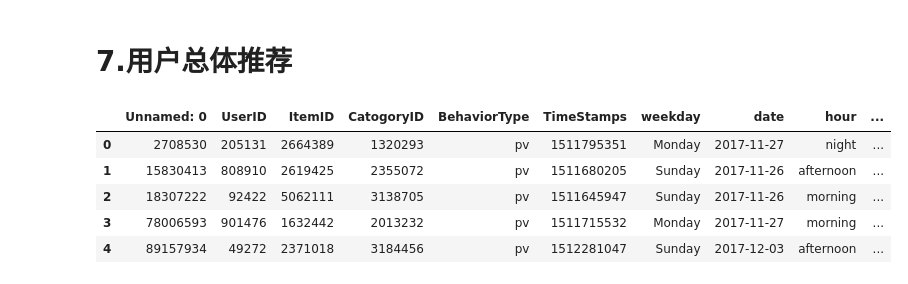
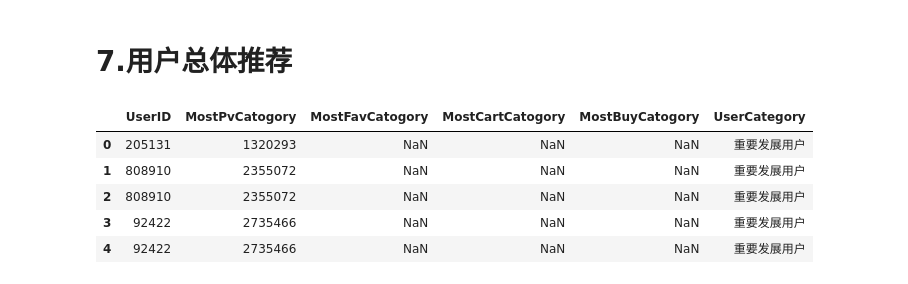
Before and after one commit to Yhcrown/CS306-Data-minning-project, a Jupyter notebook: src/project.ipynb, the cells around one changed output. Cells and saved outputs as stored; diff of their text form; code cells hidden in the pictures.

```diff
--- a/src/project.ipynb
+++ b/src/project.ipynb
@@ -211,29 +190,52 @@ def F(n):
 # %% [markdown]
 # 7.用户总体推荐
 # %%
+def R(t):
+    if t in [0,1,2]:
+        return 4
+    elif t in [3,4]:
+        return 3
+    elif t in [5,6]:
+        return 2
+    else:
+        return 1
+
+def F(n):
+    if n == 1:
+        return 1
+    elif n == 2:
+        return 2
+    elif n == 3:
+        return 3
+    else:
+        return 4
+
 df_buy = df_Second[df_Second['BehaviorType']=='buy']
 Near_buy_tstamp = df_buy.groupby(by='UserID')['TimeStamps'].max() #得出用户最近购买时间
 df_buy = pd.DataFrame(data=Near_buy_tstamp)
 diff_time = (endTime - Near_buy_tstamp).astype('int') #用户最近购买时间距离结束时间长短
 diff_day = (diff_time/(24*60*60)).astype('int')
 df_Second['diffDay'] = diff_day
 df_Second['R'] = df_Second['diffDay'].apply(R)
 df_Second.drop(labels=['diffDay'],axis=1,inplace=True)
 
 
 df_Second['Frequency'] = df_Second['UserID'].value_counts().astype('int')
 df_Second['F'] = df_Second['Frequency'].apply(F)
 df_Second.drop(labels=['Frequency'],axis=1,inplace=True)
 
 
 df_Second['UserCategory'] = np.select([(df_Second['R']>2.75)&(df_Second['F']>1.02),(df_Second['R']>2.75)&(df_Second['F']<=1.02),
           (df_Second['R']<=2.75)&(df_Second['F']>1.02),(df_Second['R']<2.75)&(df_Second['F']<=1.02)],
          ['重要价值用户','重要保持用户','重要发展用户','一般价值用户'])
-df_Second.head()
+
+df_user_level = df_Second[['UserID', 'UserCategory']]
+df_user = pd.merge(df_user,df_user_level,how='left',on='UserID')
+df_user.head()
 # %% [output]
-|  | Unnamed: 0 | UserID | ItemID | CatogoryID | BehaviorType | TimeStamps | weekday | date | hour | ... |
-| 0 | 2708530 | 205131 | 2664389 | 1320293 | pv | 1511795351 | Monday | 2017-11-27 | night | ... |
-| 1 | 15830413 | 808910 | 2619425 | 2355072 | pv | 1511680205 | Sunday | 2017-11-26 | afternoon | ... |
-| 2 | 18307222 | 92422 | 5062111 | 3138705 | pv | 1511645947 | Sunday | 2017-11-26 | morning | ... |
-| 3 | 78006593 | 901476 | 1632442 | 2013232 | pv | 1511715532 | Monday | 2017-11-27 | morning | ... |
-| 4 | 89157934 | 49272 | 2371018 | 3184456 | pv | 1512281047 | Sunday | 2017-12-03 | afternoon | ... |
+|  | UserID | MostPvCatogory | MostFavCatogory | MostCartCatogory | MostBuyCatogory | UserCategory |
+| 0 | 205131 | 1320293 | NaN | NaN | NaN | 重要发展用户 |
+| 1 | 808910 | 2355072 | NaN | NaN | NaN | 重要发展用户 |
+| 2 | 808910 | 2355072 | NaN | NaN | NaN | 重要发展用户 |
+| 3 | 92422 | 2735466 | NaN | NaN | NaN | 重要发展用户 |
+| 4 | 92422 | 2735466 | NaN | NaN | NaN | 重要发展用户 |
```
Also changed, not shown: parts of 2 cells of this notebook.
